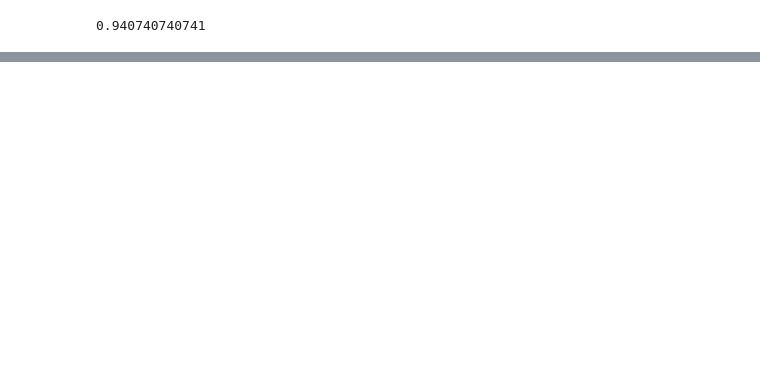
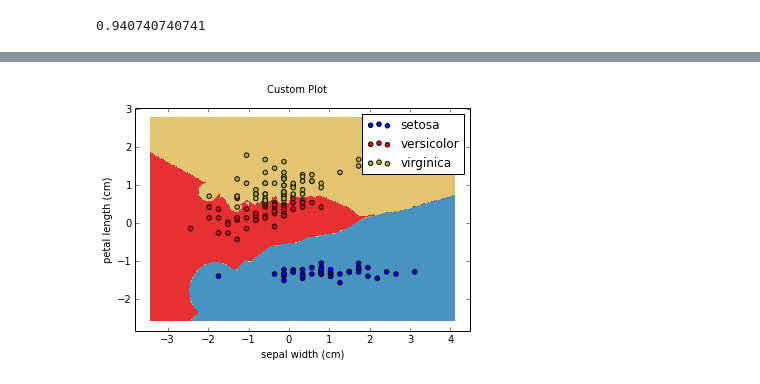
Before and after one commit to jskonhovd/sklearn_mempy, a Jupyter notebook: ipython/memPY_sklearn.ipynb, the cells around one changed output, grey strips where cells are left out. Drawn from its saved outputs; the diff is of its cells as text; code cells hidden in the pictures; blank space fills up the shorter version.

```diff
--- a/ipython/memPY_sklearn.ipynb
+++ b/ipython/memPY_sklearn.ipynb
@@ -93,0 +118,17 @@ print clf.score(X_test, y_test)
+# %%
+from sklearn import neighbors
+import numpy as np
+import pylab as pl
+from sklearn import cross_validation
+from sklearn.datasets import load_iris
+
+iris = load_iris()
+
+X = iris.data[:, [1, 2]]
+y = iris.target
+
+clf = neighbors.KNeighborsClassifier(3, 'distance')
+
+plotCustom(X, y, [1,2], clf)
+# %% [output]
+[figure, added]
```
Also changed, not shown: parts of 7 cells of this notebook, 1 other file.
